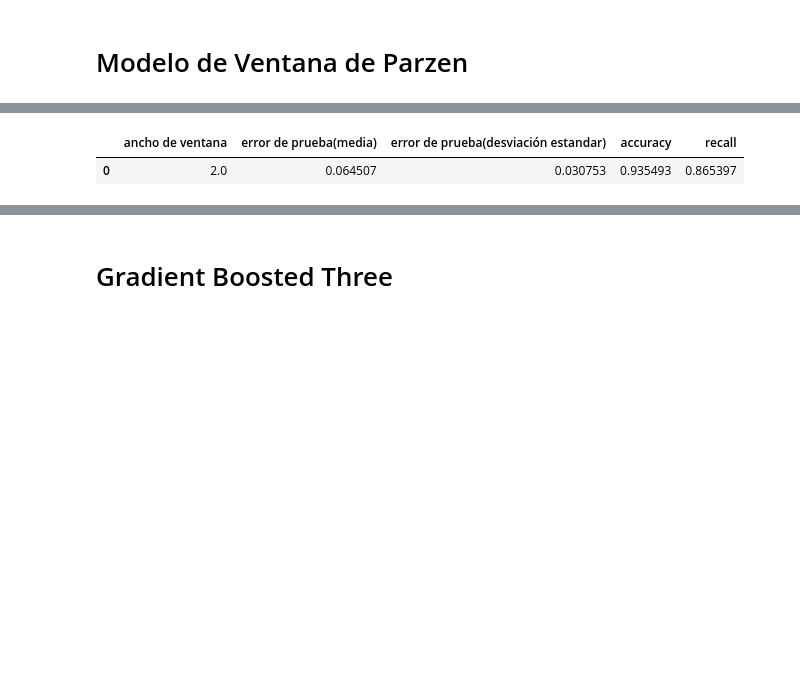
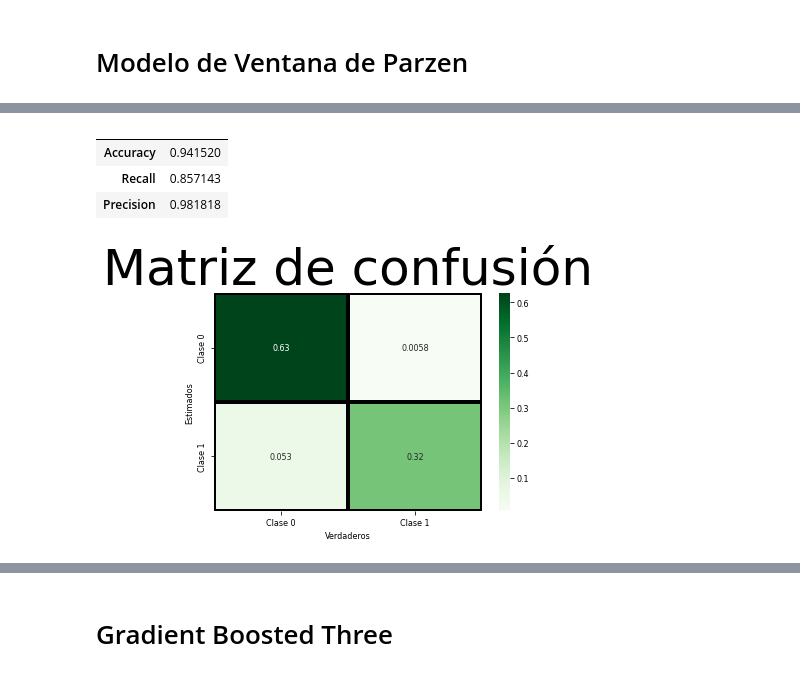
Before and after one commit to FelipeTriana/BreastCancerWisconsin, a Jupyter notebook: BreastCancerWisconsin.ipynb, the cells around one changed output, grey strips where cells are left out. Saved outputs shown, nothing was run; the diff lists cells and outputs as text; code cells hidden in the pictures; blank space fills up the shorter version.

```diff
--- a/BreastCancerWisconsin.ipynb
+++ b/BreastCancerWisconsin.ipynb
@@ -535,7 +475,7 @@ weighted avg       0.95      0.95      0.95       171
 # %%
 #Solo error de validacion, NO TIENE FASE DE ENTRENAMIENTO
 
-def modelEvaluatorParzen (X_Train, Y_Train, hs):
+def searchParamsParzen (X_Train, Y_Train, hs):
 
     skf = KFold(n_splits=4)
     resultados = pd.DataFrame()
@@ -545,22 +485,26 @@ def modelEvaluatorParzen (X_Train, Y_Train, hs):
         error_temp = []
         accuracyV = []
         recallV = []
+        precisionV = []
         for train, test in skf.split(X_Train, Y_Train):
 
-            X_train, Y_train = X_Train[train], Y_Train[train]
-            X_test, Y_test = X_Train[test], Y_Train[test]
+            XtrainSplit, YtrainSplit = X_Train[train], Y_Train[train]
+            XtestSplit, YtestSplit = X_Train[test], Y_Train[test]
 
-            Yest, probabilidades = parzenClass(X_train,Y_train,X_test,h)
-            errorTest = ErrorClas(Yest,Y_test)
+            Yest, probabilidades = parzenClass(XtrainSplit,YtrainSplit,XtestSplit,h)
+            errorTest = ErrorClas(Yest,YtestSplit)
             error_temp.append(errorTest)
-            accuracyV.append(accuracy_score( Y_test, Yest))
-            recallV.append(recall_score(Y_test, Yest))
+            accuracyV.append(accuracy_score( YtestSplit, Yest))
+            recallV.append(recall_score(YtestSplit, Yest))
+            precisionV.append(precision_score(YtestSplit, Yest))
 
         resultados.loc[idx,'ancho de ventana'] = h
-        resultados.loc[idx,'error de prueba(media)'] = np.mean(error_temp)
-        resultados.loc[idx,'error de prueba(desviación estandar)'] = np.std(error_temp)
+        #resultados.loc[idx,'error de prueba(media)'] = np.mean(error_temp)
+        #resultados.loc[idx,'error de prueba(desviación estandar)'] = np.std(error_temp)
+        resultados.loc[idx,'Eficiencia Validacion'] = '' +  str(np.mean(error_temp))     + ' +/- ' + str(np.std(error_temp))
         resultados.loc[idx,'accuracy'] = np.mean(accuracyV)
         resultados.loc[idx,'recall'] = np.mean(recallV)
+        resultados.loc[idx,'precision'] = np.mean(precisionV)
         idx+=1
     return (resultados)
 # %%
@@ -579,6 +523,28 @@ predictions_parzen
+# %%
+#Evaluar el desempeno con el conjunto de test segun los mejores hiperparametros
+def modelEvaluatorParzen( X_train, Y_train, X_test, Y_test, h):
+
+    results = pd.DataFrame()
+    modelPrediction, probabilidades = parzenClass(X_train,Y_train,X_test,h)
+    results.loc['Accuracy',''] = accuracy_score( Y_test, modelPrediction)
+    results.loc['Recall',''] = recall_score(Y_test,modelPrediction)
+    results.loc['Precision',''] = precision_score(Y_test,modelPrediction)
+
+    #Matriz de confusion
+    cols = ['Clase %s'%(i) for i in range(0, len(np.unique(y)))]
+    matrix = confusion_matrix(Y_test, modelPrediction, normalize = 'all' )
+    dfMatrix = pd.DataFrame( matrix , index = cols , columns = cols)
+    grafMatrix = sns.heatmap( dfMatrix, cmap = 'Greens', annot = True, linecolor="k",linewidths=3 )
+    grafMatrix.set(xlabel = 'Verdaderos', ylabel = 'Estimados')
+    plt.title("Matriz de confusión",fontsize=50)
+
+    return results
 # %%
-predictions_parzen = modelEvaluatorParzen(Xtest,Ytest, [2])
+predictions_parzen = modelEvaluatorParzen(Xtrain,Ytrain,Xtest,Ytest,2)
 predictions_parzen
 # %% [output]
-|  | ancho de ventana | error de prueba(media) | error de prueba(desviación estandar) | accuracy | recall |
-| 0 | 2.0 | 0.064507 | 0.030753 | 0.935493 | 0.865397 |
+|  |  |
+| Accuracy | 0.941520 |
+| Recall | 0.857143 |
+| Precision | 0.981818 |
+[figure, added]
```
Also changed, not shown: parts of 29 cells of this notebook.
